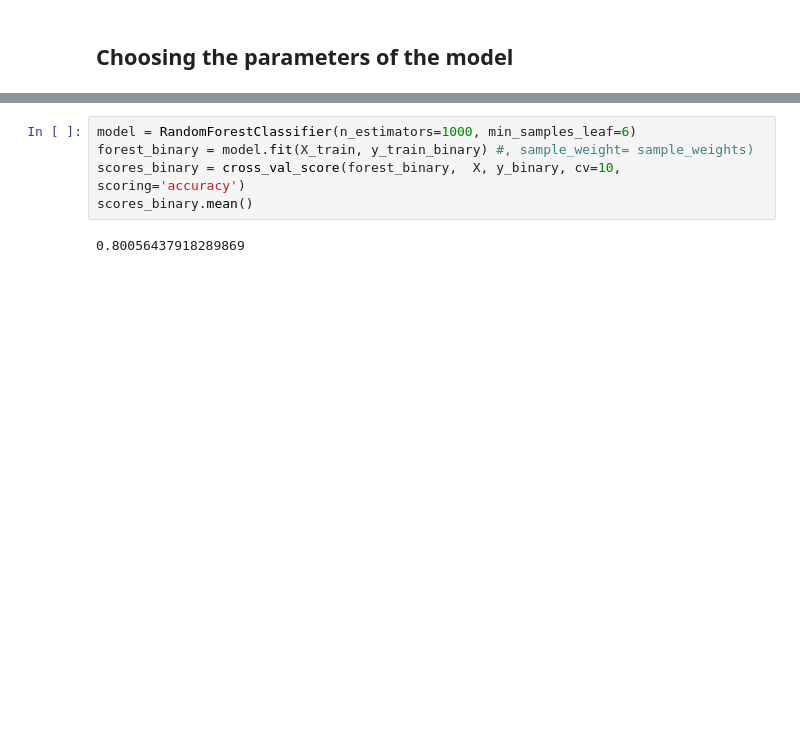
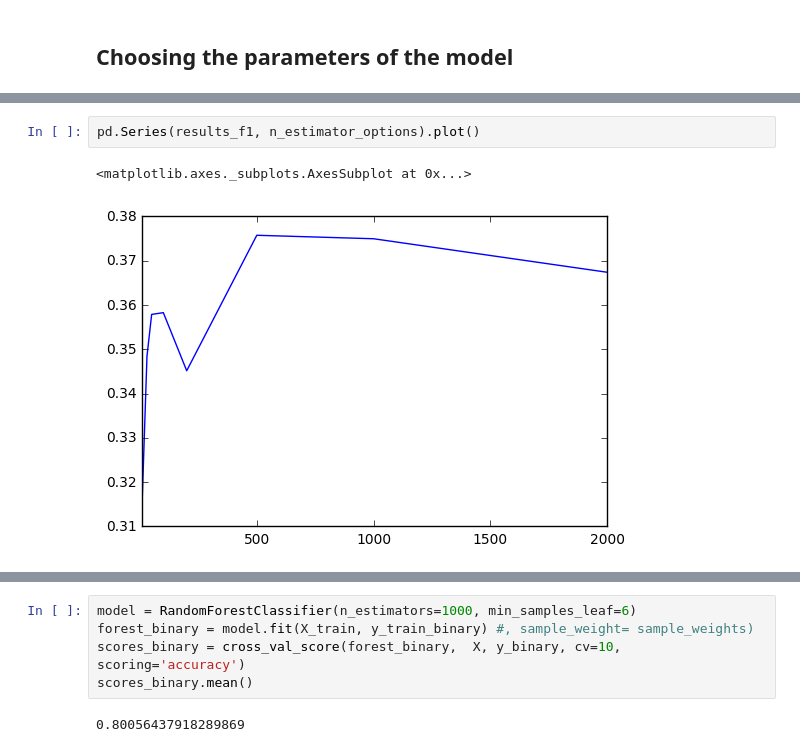
Before and after one commit to meryemmhamdi1/Gokcen_Meryem_Riyadh_ADA, a Jupyter notebook: 04 - Applied ML/HW4.ipynb, the cells around one changed output, grey strips where cells are left out. Saved outputs shown, nothing was run; the diff lists cells and outputs as text; blank space fills up the shorter version.

```diff
--- a/04 - Applied ML/HW4.ipynb
+++ b/04 - Applied ML/HW4.ipynb
@@ -334,0 +418,5 @@ pd.Series(results, n_estimator_options).plot()
+# %%
+pd.Series(results_f1, n_estimator_options).plot()
+# %% [output]
+<matplotlib.axes._subplots.AxesSubplot at 0x...>
+[figure, added]
```
Also changed, not shown: parts of 34 cells of this notebook.
